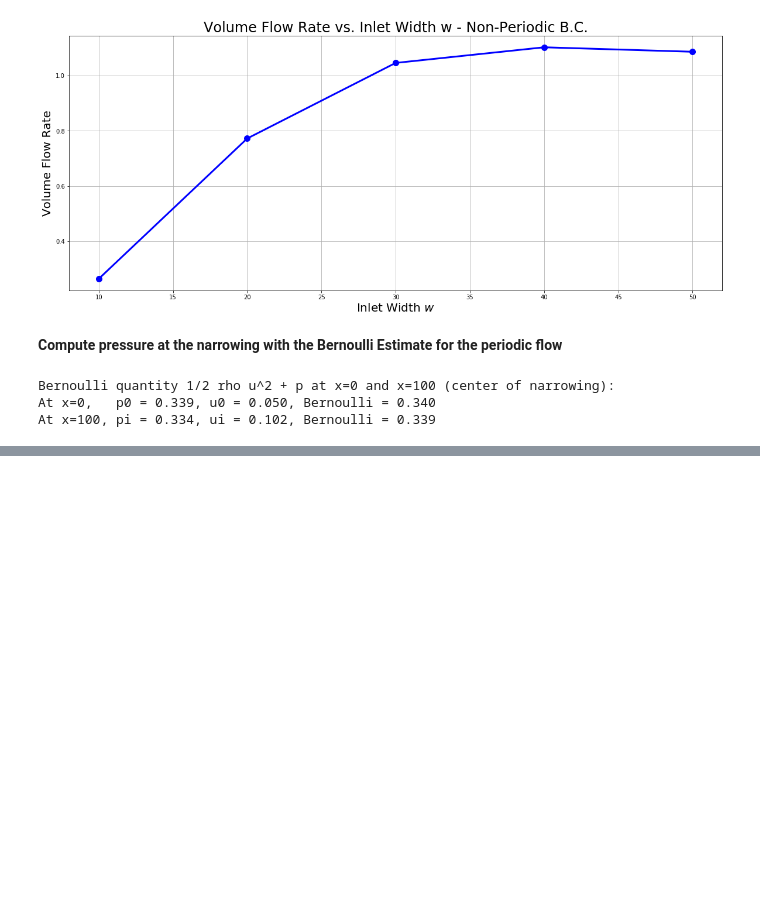
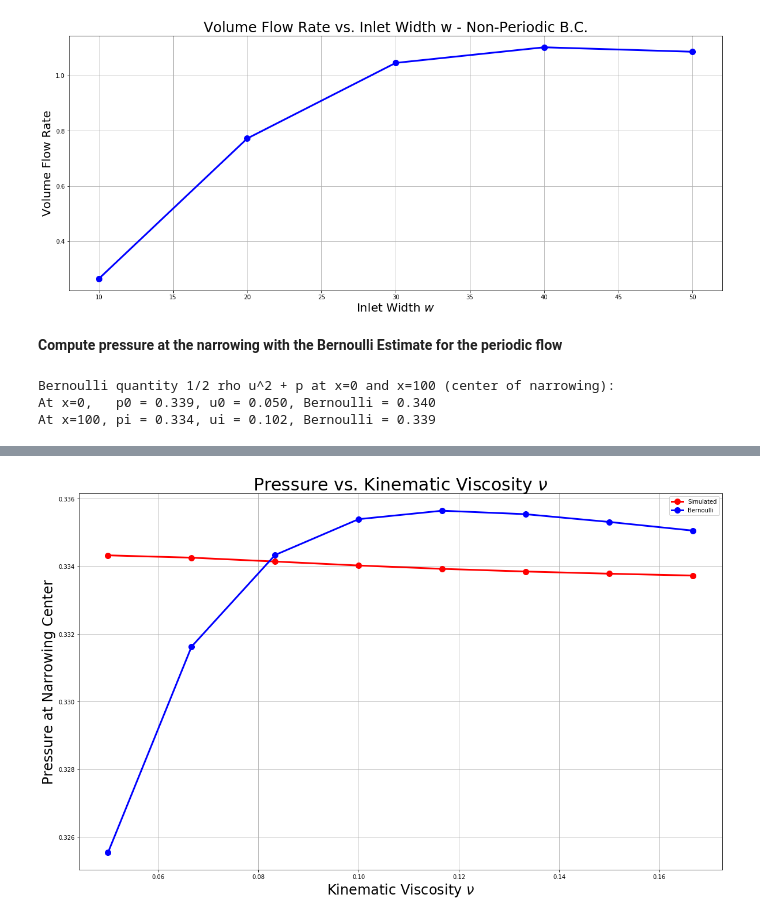
Before and after one commit to iacs-ac290r-2019/homework, a Jupyter notebook: hw2/lbm_7/viz.ipynb, the cells around one changed output, grey strips where cells are left out. Drawn from its saved outputs; the diff is of its cells as text; code cells hidden in the pictures; blank space fills up the shorter version.

Commit message:
calculated pressure at narrowing vs. kinematic viscosity

```diff
--- a/hw2/lbm_7/viz.ipynb
+++ b/hw2/lbm_7/viz.ipynb
@@ -180,7 +180,7 @@ outdir = "lbm_mbc_Re001.out/"
 # First number represent frame number
 # Change 0: density, 1: ux, 2: uy, 3: speed
 fr = 1
-rho=load_file(fr)[0]
+rho=load_file(outdir_mbc, fr)[0]
 rho=channel(rho)
 fig, ax = plt.subplots(figsize=(20,8))
 plt.imshow(rho,cmap=cm.inferno,vmin=0.95,vmax=1.05)
@@ -196,7 +196,7 @@ plt.show()
 # First number represent frame number
 # Change 0: density, 1: ux, 2: uy, 3: speed
 fr = 99
-ux=load_file(fr)[1]
+ux=load_file(outdir_mbc, fr)[1]
 ux=channel(ux)
 fig, ax = plt.subplots(figsize=(20,8))
 plt.imshow(ux,cmap=cm.inferno,vmin=0.00, vmax=0.15)
@@ -341,19 +341,16 @@ ax.grid()
 # %% [markdown]
 **Compute pressure at the narrowing with the Bernoulli Estimate for the periodic flow**
 # %%
-# Switch back to the periodic data
-outdir = "lbm_pbc_Re001.out/"
-
 # Load the density
-rho = load_file(fr)[0]
+rho = load_file(outdir_pbc, fr)[0]
 rho = channel(rho)
 
 # Load the speed
-speed=load_file(fr)[3]
+speed=load_file(outdir_pbc, fr)[3]
 speed=channel(speed)
 
 # Load the pressure
-pressure = load_file(fr)[4]
+pressure = load_file(outdir_pbc, fr)[4]
 pressure = channel(pressure)
 
 # Compute averages at x=0
@@ -383,0 +427,20 @@ At x=100, pi = 0.334, ui = 0.102, Bernoulli = 0.339
+# %%
+# Array of tau_i values simulated
+tau_is = [65, 70, 75, 80, 85, 90, 95, 100]
+# Array of taus
+taus = [tau_i / 100.0 for tau_i in tau_is]
+# The kinematic viscosity nu = (2*tau-1)/6
+nus = [(2.0*tau - 1.0)/6.0 for tau in taus]
+
+# Initialize arrays for simulated and bernoulli-implied pressure at the narrowing
+pressure_sim = np.zeros(len(taus))
+pressure_bern = np.zeros(len(taus))
+
+# Populate the pressures calculated both ways
+for i, tau_i in enumerate(tau_is):
+    (ps, pb) = calc_pressure_narrow(tau_i)
+    pressure_sim[i] = ps
+    pressure_bern[i] = pb
+    tau = taus[i]
+    nu = nus[i]
+    print(f'tau={tau:0.2f}, nu={nu:0.4f}, pressure sim = {ps:0.8f}, bernoulli = {pb:0.8f}')
@@ -383,0 +456,13 @@ At x=100, pi = 0.334, ui = 0.102, Bernoulli = 0.339
+# %%
+fig, ax = plt.subplots(figsize=(20,12))
+ax.set_title('Pressure vs. Kinematic Viscosity $\\nu$', fontsize=30)
+ax.set_xlabel('Kinematic Viscosity $\\nu$', fontsize=24)
+ax.set_ylabel('Pressure at Narrowing Center', fontsize=24)
+ax.plot(nus, pressure_sim, color='red', marker='o', label='Simulated', linewidth=3, markersize=10)
+ax.plot(nus, pressure_bern, color='blue', marker='o', label='Bernoulli', linewidth=3, markersize=10)
+ax.legend()
+ax.grid()
+fig.savefig('../figs/lbm_pbc_pressure_vs_nu.png', bbox_inches='tight')
+plt.show()
+# %% [output]
+[figure, added]
```
Also changed, not shown: parts of 18 cells of this notebook, 2 other files.
